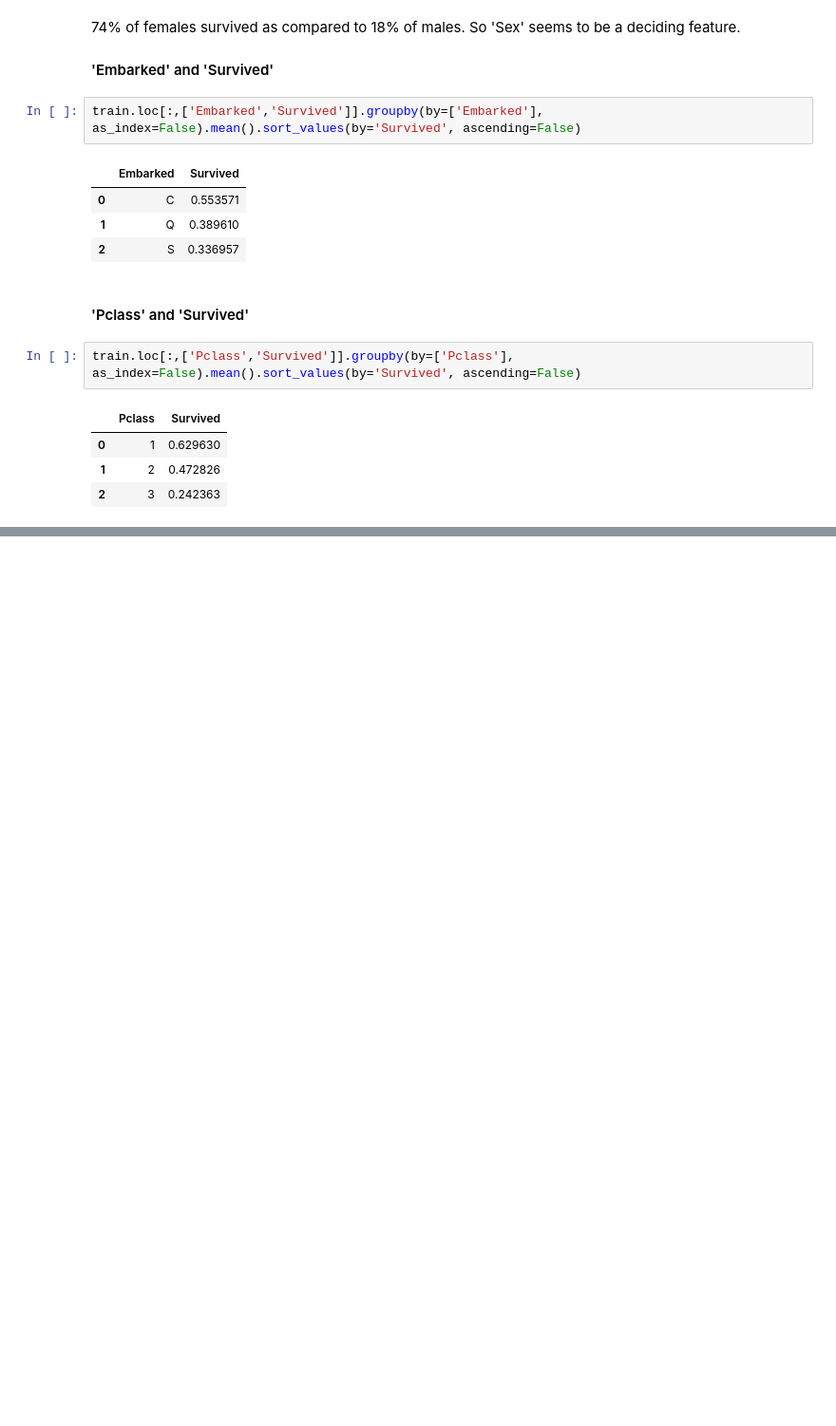
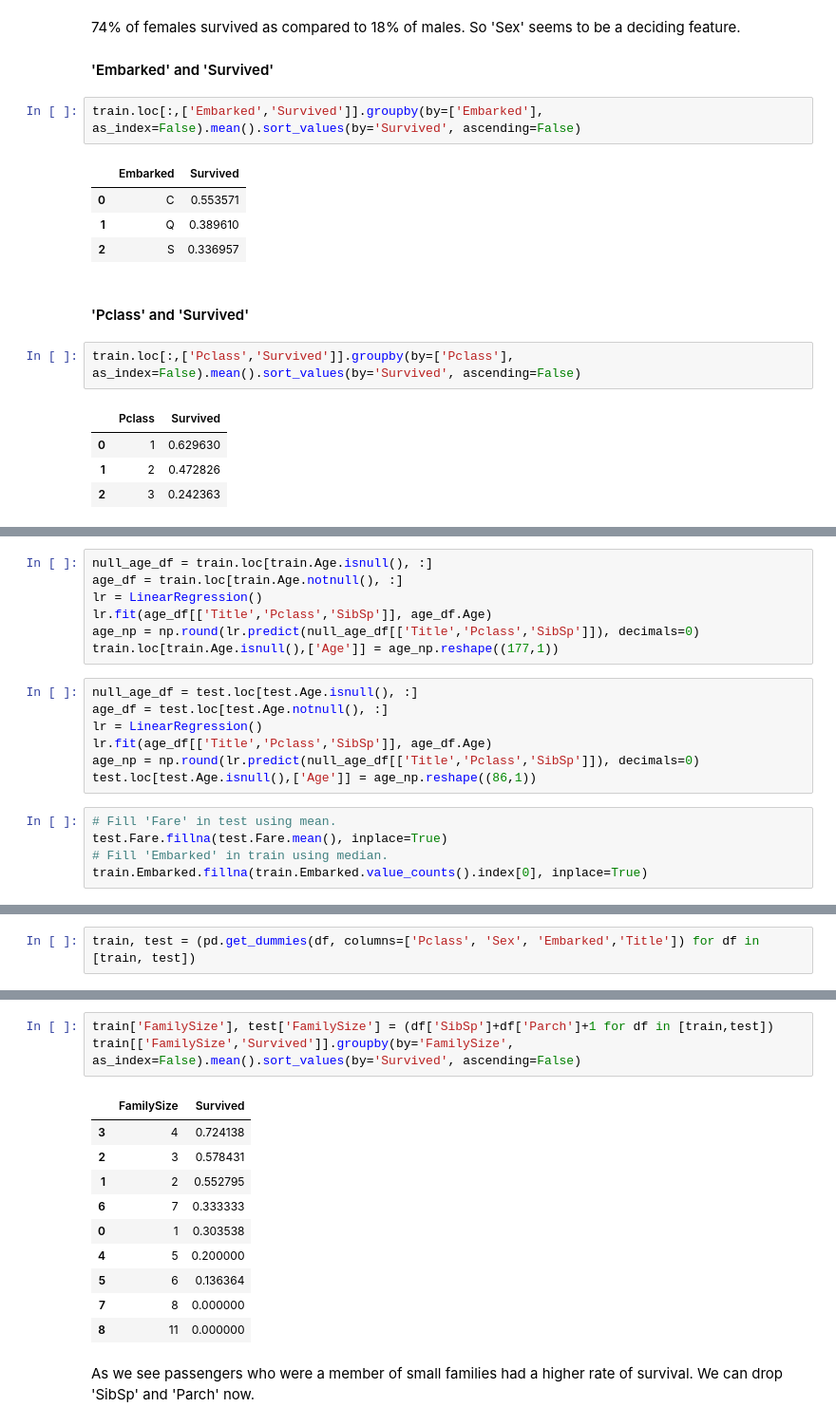
Before and after one commit to skakshay/Titanic, a Jupyter notebook: EDA.ipynb, the cells around one changed output, grey strips where cells are left out. Shown at 95% size. Cells and saved outputs as stored; diff of their text form; blank space fills up the shorter version.

```diff
--- a/EDA.ipynb
+++ b/EDA.ipynb
@@ -131,0 +273,19 @@ _= sns.heatmap(corr, mask=np.zeros_like(corr, dtype=np.bool), cmap=sns.diverging
+# %%
+null_age_df = train.loc[train.Age.isnull(), :]
+age_df = train.loc[train.Age.notnull(), :]
+lr = LinearRegression()
+lr.fit(age_df[['Title','Pclass','SibSp']], age_df.Age)
+age_np = np.round(lr.predict(null_age_df[['Title','Pclass','SibSp']]), decimals=0)
+train.loc[train.Age.isnull(),['Age']] = age_np.reshape((177,1))
+# %%
+null_age_df = test.loc[test.Age.isnull(), :]
+age_df = test.loc[test.Age.notnull(), :]
+lr = LinearRegression()
+lr.fit(age_df[['Title','Pclass','SibSp']], age_df.Age)
+age_np = np.round(lr.predict(null_age_df[['Title','Pclass','SibSp']]), decimals=0)
+test.loc[test.Age.isnull(),['Age']] = age_np.reshape((86,1))
+# %%
+# Fill 'Fare' in test using mean.
+test.Fare.fillna(test.Fare.mean(), inplace=True)
+# Fill 'Embarked' in train using median.
+train.Embarked.fillna(train.Embarked.value_counts().index[0], inplace=True)
@@ -131,0 +295,2 @@ _= sns.heatmap(corr, mask=np.zeros_like(corr, dtype=np.bool), cmap=sns.diverging
+# %%
+train, test = (pd.get_dummies(df, columns=['Pclass', 'Sex', 'Embarked','Title']) for df in [train, test])
@@ -131,0 +313,16 @@ _= sns.heatmap(corr, mask=np.zeros_like(corr, dtype=np.bool), cmap=sns.diverging
+# %%
+train['FamilySize'], test['FamilySize'] = (df['SibSp']+df['Parch']+1 for df in [train,test])
+train[['FamilySize','Survived']].groupby(by='FamilySize', as_index=False).mean().sort_values(by='Survived', ascending=False)
+# %% [output]
+|  | FamilySize | Survived |
+| 3 | 4 | 0.724138 |
+| 2 | 3 | 0.578431 |
+| 1 | 2 | 0.552795 |
+| 6 | 7 | 0.333333 |
+| 0 | 1 | 0.303538 |
+| 4 | 5 | 0.200000 |
+| 5 | 6 | 0.136364 |
+| 7 | 8 | 0.000000 |
+| 8 | 11 | 0.000000 |
+# %% [markdown]
+As we see passengers who were a member of small families had a higher rate of survival. We can drop 'SibSp' and 'Parch' now.
```
Also changed, not shown: parts of 51 cells of this notebook, 6 other files.
